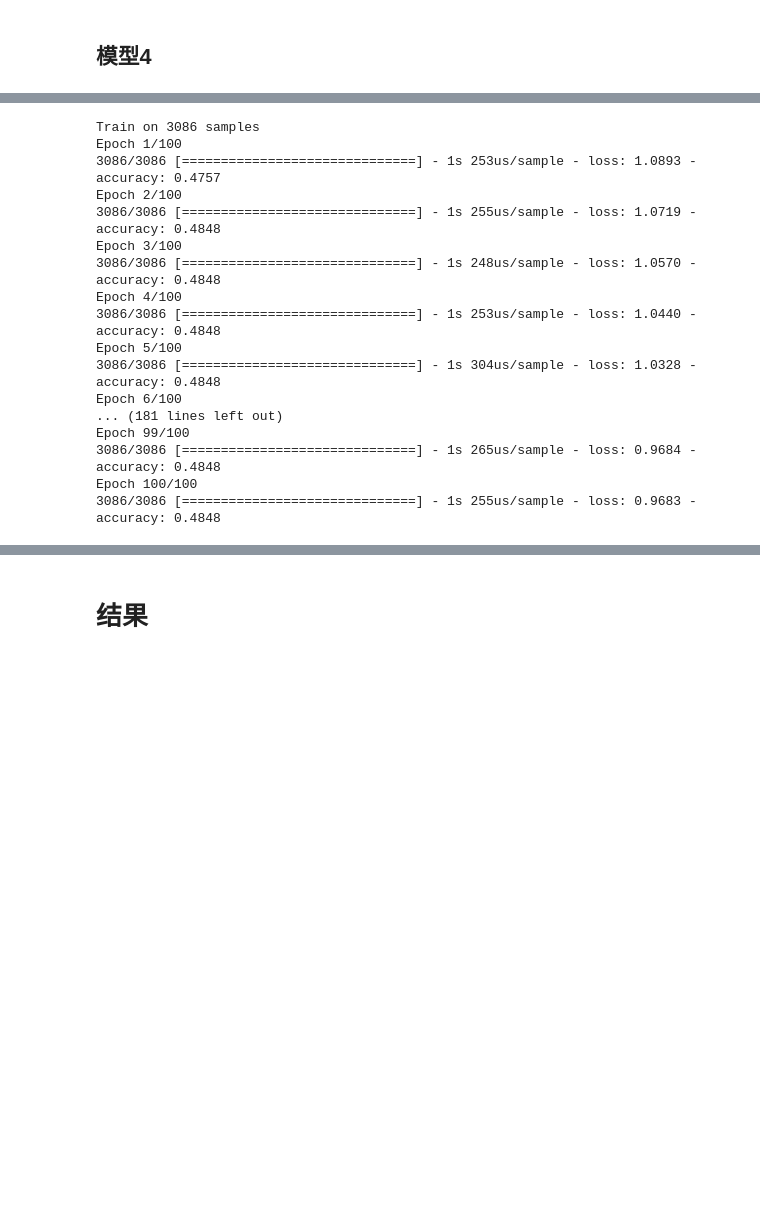
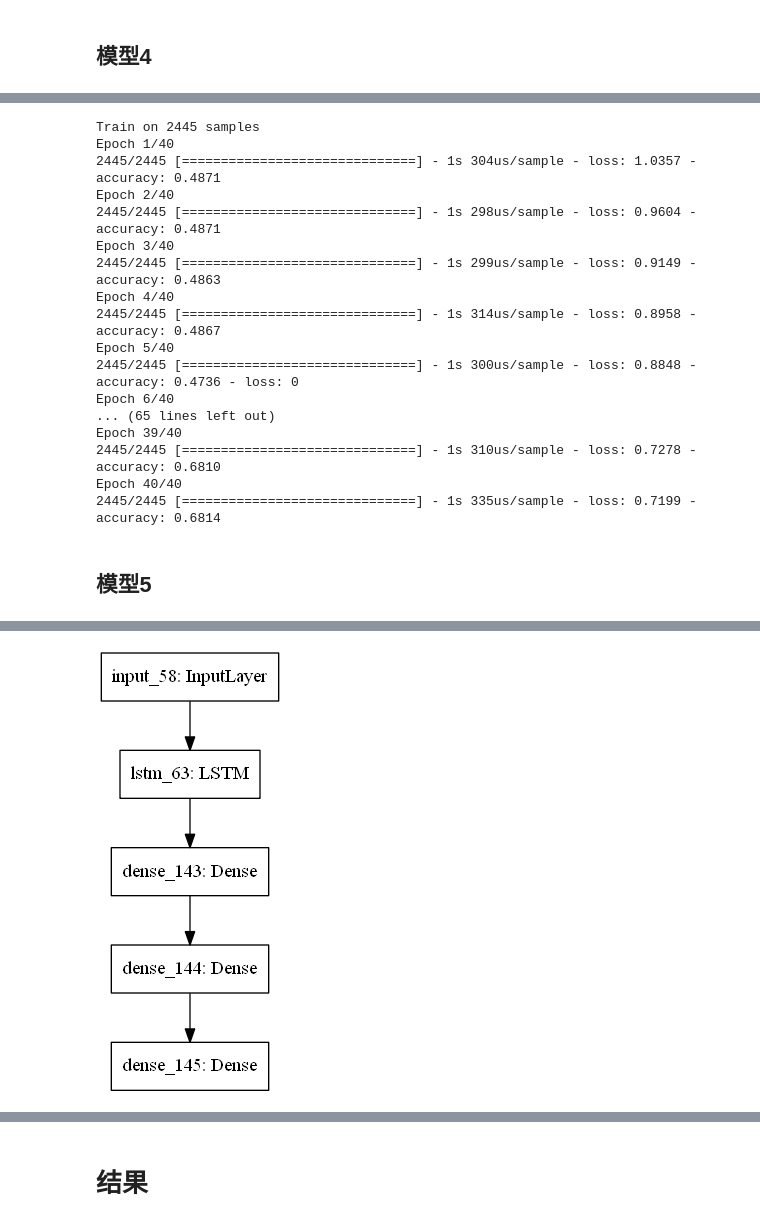
Before and after one commit to SimonLaplacing/prediction, a Jupyter notebook: SequenceModel.ipynb, the cells around one changed output, grey strips where cells are left out. Drawn from its saved outputs; the diff is of its cells as text; code cells hidden in the pictures; blank space fills up the shorter version.

```diff
--- a/SequenceModel.ipynb
+++ b/SequenceModel.ipynb
@@ -503,22 +493,55 @@ WARNING:tensorflow:Layer lstm_19 will not use cuDNN kernel since it doesn't meet
 # %%
 # Time to train
 
-History4 = model4.fit(InLtrain80, OutLtrain80, epochs=100, batch_size=64)
+History4 = model4.fit(InLtrain101, OutLtrain101, epochs=40, batch_size=32)
 # %% [output]
-Train on 3086 samples
-Epoch 1/100
-3086/3086 [==============================] - 1s 253us/sample - loss: 1.0893 - accuracy: 0.4757
-Epoch 2/100
-3086/3086 [==============================] - 1s 255us/sample - loss: 1.0719 - accuracy: 0.4848
-Epoch 3/100
-3086/3086 [==============================] - 1s 248us/sample - loss: 1.0570 - accuracy: 0.4848
-Epoch 4/100
-3086/3086 [==============================] - 1s 253us/sample - loss: 1.0440 - accuracy: 0.4848
-Epoch 5/100
-3086/3086 [==============================] - 1s 304us/sample - loss: 1.0328 - accuracy: 0.4848
-Epoch 6/100
-... (181 lines left out)
-Epoch 99/100
-3086/3086 [==============================] - 1s 265us/sample - loss: 0.9684 - accuracy: 0.4848
-Epoch 100/100
-3086/3086 [==============================] - 1s 255us/sample - loss: 0.9683 - accuracy: 0.4848
+Train on 2445 samples
+Epoch 1/40
+2445/2445 [==============================] - 1s 304us/sample - loss: 1.0357 - accuracy: 0.4871
+Epoch 2/40
+2445/2445 [==============================] - 1s 298us/sample - loss: 0.9604 - accuracy: 0.4871
+Epoch 3/40
+2445/2445 [==============================] - 1s 299us/sample - loss: 0.9149 - accuracy: 0.4863
+Epoch 4/40
+2445/2445 [==============================] - 1s 314us/sample - loss: 0.8958 - accuracy: 0.4867
+Epoch 5/40
+2445/2445 [==============================] - 1s 300us/sample - loss: 0.8848 - accuracy: 0.4736 - loss: 0
+Epoch 6/40
+... (65 lines left out)
+Epoch 39/40
+2445/2445 [==============================] - 1s 310us/sample - loss: 0.7278 - accuracy: 0.6810
+Epoch 40/40
+2445/2445 [==============================] - 1s 335us/sample - loss: 0.7199 - accuracy: 0.6814
+# %% [markdown]
+## 模型5
+# %%
+# 基本参数:
+Tx = InLtrain.shape[1]  # 最大输入序列长度
+layer1_size = 64
+input_token = InLtrain.shape[2] # 输入序列维度
+output_token = OutLtrain.shape[1] #输出序列维度
+
+def get_model2(Tx, layer1_size, input_token, output_token):
+    layer31 = Dense(16, activation='relu')
+    layer32 = Dense(8, activation='relu')
+    layer33 = Dense(output_token, activation='softmax')
+    # Create layers one by one
+    X = Input(shape=(Tx, input_token))
+
+    a1 = LSTM(layer1_size, return_sequences=False)(X)
+
+    a3 = layer33(layer32(layer31(a1)))
+
+    # Create Keras model
+    model = Model(inputs=[X], outputs=a3)
+
+    return model
+
+# Obtain a model instance
+model5 = get_model2(Tx, layer1_size, input_token, output_token)
+
+# Create optimizer
+model5.compile(optimizer='adam', loss='categorical_crossentropy')
+
+plot_model(model5)
+# %% [output]
@@ -524,0 +549 @@ Epoch 100/100
+[figure, added]
```
Also changed, not shown: parts of 11 cells of this notebook, 1 other file.
